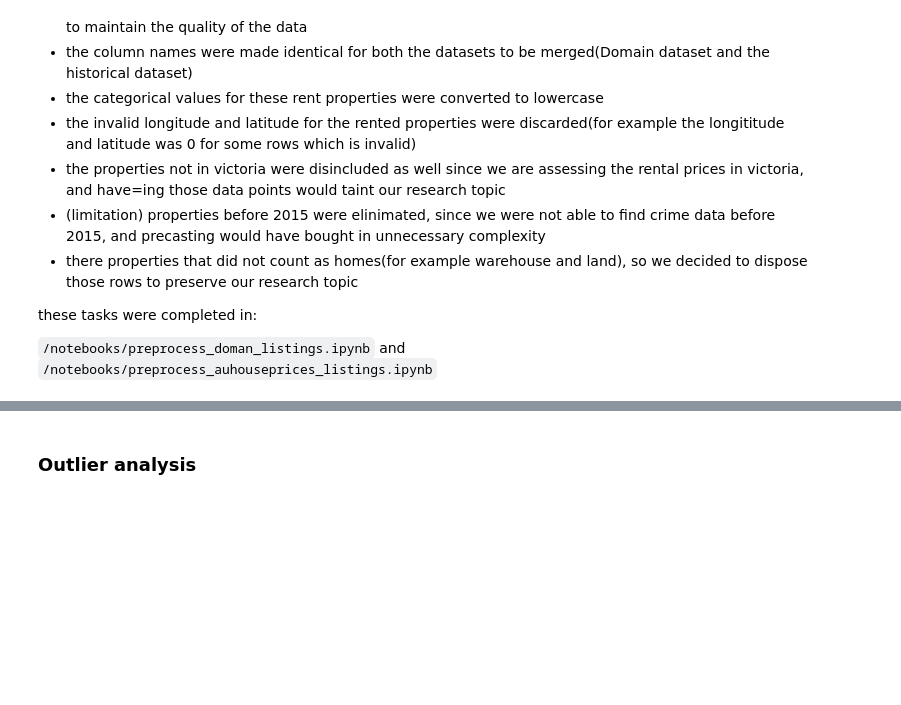
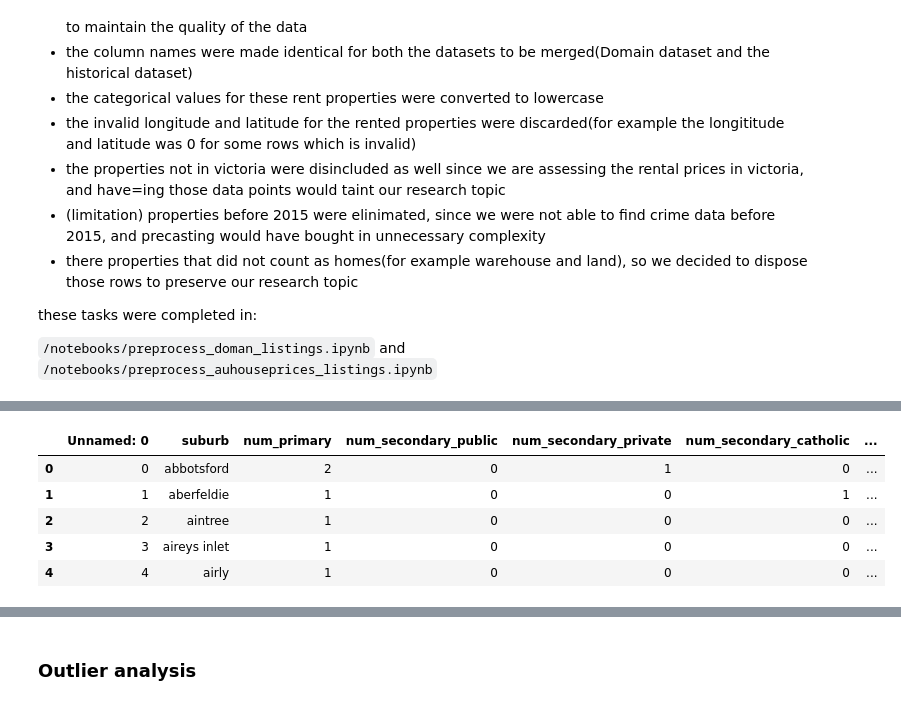
Before and after one commit to MAST30034-AppliedDataScience/project-2-group-real-estate-industry-project-32, a Jupyter notebook: notebooks/summary_notebook.ipynb, the cells around one changed output, grey strips where cells are left out. Cells and saved outputs as stored; diff of their text form; code cells hidden in the pictures; blank space fills up the shorter version.

```diff
--- a/notebooks/summary_notebook.ipynb
+++ b/notebooks/summary_notebook.ipynb
@@ -142,0 +166,11 @@ and
+# %%
+file_path = '../data/curated/schools_preprocessed.csv'
+df = pd.read_csv(file_path)
+df.head()
+# %% [output]
+|  | Unnamed: 0 | suburb | num_primary | num_secondary_public | num_secondary_private | num_secondary_catholic | ... |
+| 0 | 0 | abbotsford | 2 | 0 | 1 | 0 | ... |
+| 1 | 1 | aberfeldie | 1 | 0 | 0 | 1 | ... |
+| 2 | 2 | aintree | 1 | 0 | 0 | 0 | ... |
+| 3 | 3 | aireys inlet | 1 | 0 | 0 | 0 | ... |
+| 4 | 4 | airly | 1 | 0 | 0 | 0 | ... |
```
Also changed, not shown: parts of 13 cells of this notebook.
